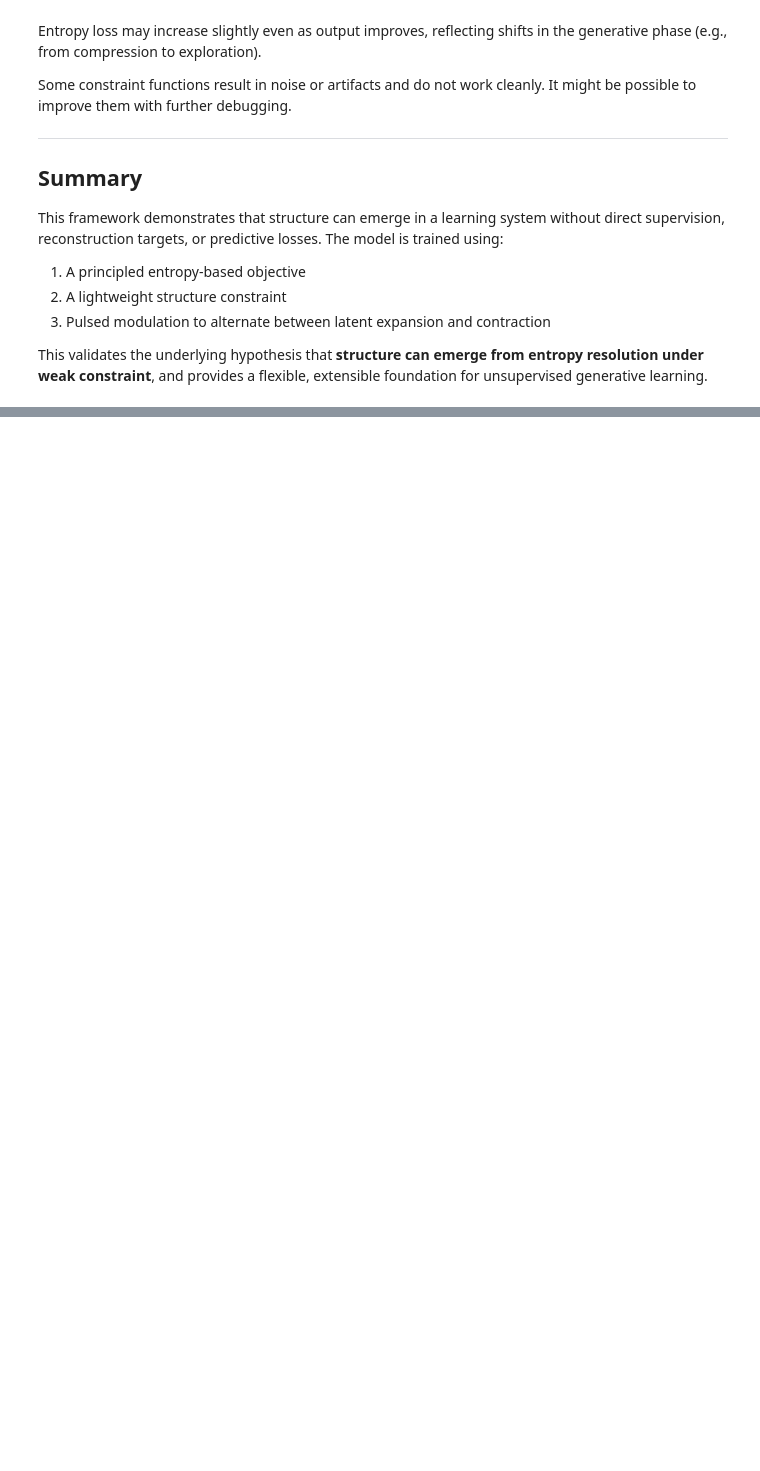
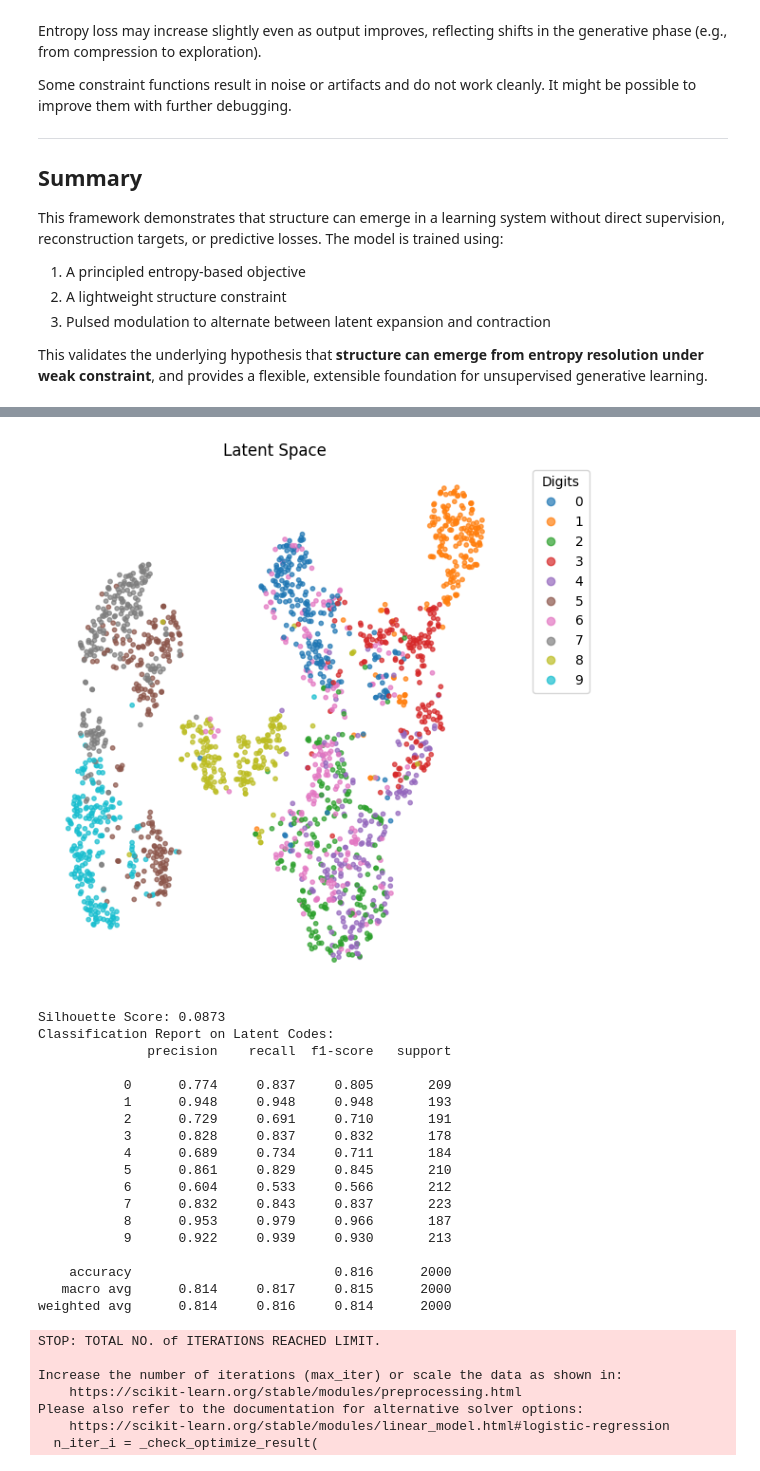
Before and after one commit to nking-1/Generativity, a Jupyter notebook: ML_EntropyResolutionLoss.ipynb, the cells around one changed output, grey strips where cells are left out. Drawn from its saved outputs; the diff is of its cells as text; code cells hidden in the pictures; blank space fills up the shorter version.

```diff
--- a/ML_EntropyResolutionLoss.ipynb
+++ b/ML_EntropyResolutionLoss.ipynb
@@ -1122,0 +1337,55 @@ Epoch 011 | Entropy Loss: 0.2260 | Constraint: cosine
+# %%
+# t-SNE latent space analysis
+
+# Collect latent representations and labels
+model.eval()
+z_all = []
+y_all = []
+
+with torch.no_grad():
+    for x_batch, y_batch in train_loader:  # or test_loader if available
+        x_batch = x_batch.to(device)
+        z, _ = model(x_batch)
+        z_all.append(z.cpu())
+        y_all.append(y_batch)
+
+z_all = torch.cat(z_all, dim=0)
+y_all = torch.cat(y_all, dim=0)
+
+# Subsample for faster t-SNE
+sample_size = 2000
+idx = torch.randperm(z_all.size(0))[:sample_size]
+z_sub = z_all[idx]
+y_sub = y_all[idx]
+
+# Run latent space evaluation
+visualize_latent_clusters(z_sub, y_sub, method="tsne", title="Latent Space")
+_ = compute_clustering_metrics(z_sub, y_sub)
+_ = evaluate_latent_classification(z_sub, y_sub)
+# %% [output]
+[figure, added]
+Silhouette Score: 0.0873
+Classification Report on Latent Codes:
+              precision    recall  f1-score   support
+
+           0      0.774     0.837     0.805       209
+           1      0.948     0.948     0.948       193
+           2      0.729     0.691     0.710       191
+           3      0.828     0.837     0.832       178
+           4      0.689     0.734     0.711       184
+           5      0.861     0.829     0.845       210
+           6      0.604     0.533     0.566       212
+           7      0.832     0.843     0.837       223
+           8      0.953     0.979     0.966       187
+           9      0.922     0.939     0.930       213
+
+    accuracy                          0.816      2000
+   macro avg      0.814     0.817     0.815      2000
+weighted avg      0.814     0.816     0.814      2000
+STOP: TOTAL NO. of ITERATIONS REACHED LIMIT.
+
+Increase the number of iterations (max_iter) or scale the data as shown in:
+    https://scikit-learn.org/stable/modules/preprocessing.html
+Please also refer to the documentation for alternative solver options:
+    https://scikit-learn.org/stable/modules/linear_model.html#logistic-regression
+  n_iter_i = _check_optimize_result(
```
Also changed, not shown: parts of 3 cells of this notebook.
